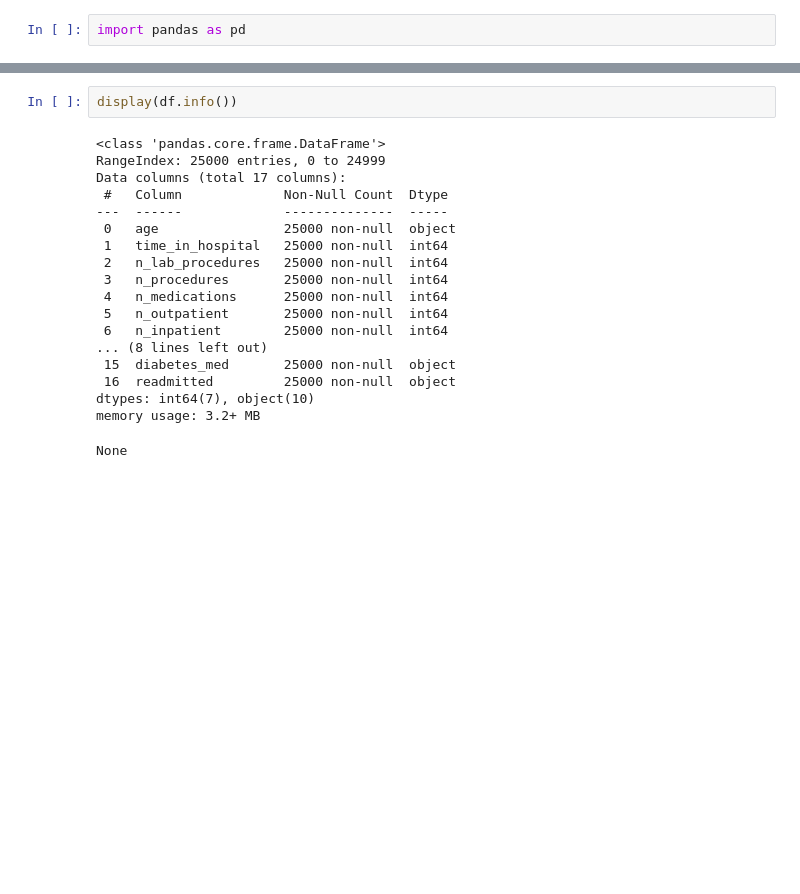
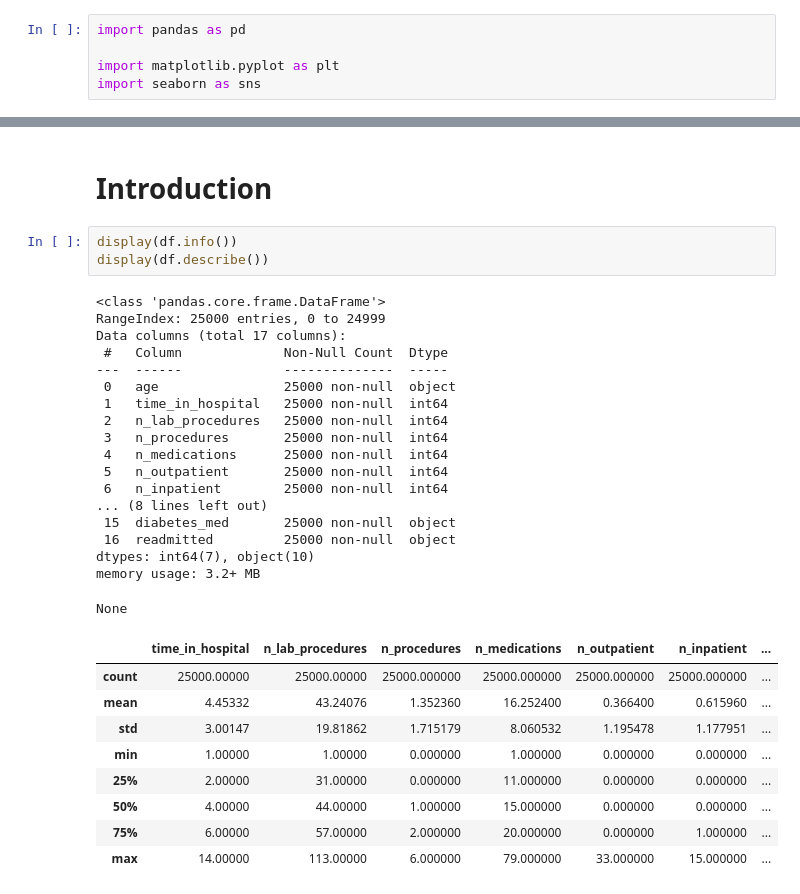
Before and after one commit to purple-papaya/hospital_readmissions, a Jupyter notebook: eda.ipynb, the cells around one changed output, grey strips where cells are left out. Saved outputs shown, nothing was run; the diff lists cells and outputs as text; blank space fills up the shorter version.

```diff
--- a/eda.ipynb
+++ b/eda.ipynb
@@ -1,5 +1,8 @@
 # %%
 import pandas as pd
+
+import matplotlib.pyplot as plt
+import seaborn as sns
 # %%
 df = pd.read_csv('hospital_readmissions.csv')
 df.head()
@@ -10,24 +13,36 @@ df.head()
 | 2 | [50-60) | 5 | 45 | 0 | 18 | 0 | 0 | ... |
 | 3 | [70-80) | 2 | 36 | 0 | 12 | 1 | 0 | ... |
 | 4 | [60-70) | 1 | 42 | 0 | 7 | 0 | 0 | ... |
+# %% [markdown]
+# Introduction
 # %%
 display(df.info())
+display(df.describe())
 # %% [output]
 <class 'pandas.core.frame.DataFrame'>
 RangeIndex: 25000 entries, 0 to 24999
 Data columns (total 17 columns):
  #   Column             Non-Null Count  Dtype
 ---  ------             --------------  -----
  0   age                25000 non-null  object
  1   time_in_hospital   25000 non-null  int64
  2   n_lab_procedures   25000 non-null  int64
  3   n_procedures       25000 non-null  int64
  4   n_medications      25000 non-null  int64
  5   n_outpatient       25000 non-null  int64
  6   n_inpatient        25000 non-null  int64
 ... (8 lines left out)
  15  diabetes_med       25000 non-null  object
  16  readmitted         25000 non-null  object
 dtypes: int64(7), object(10)
 memory usage: 3.2+ MB
 None
+|  | time_in_hospital | n_lab_procedures | n_procedures | n_medications | n_outpatient | n_inpatient | ... |
+| count | 25000.00000 | 25000.00000 | 25000.000000 | 25000.000000 | 25000.000000 | 25000.000000 | ... |
+| mean | 4.45332 | 43.24076 | 1.352360 | 16.252400 | 0.366400 | 0.615960 | ... |
+| std | 3.00147 | 19.81862 | 1.715179 | 8.060532 | 1.195478 | 1.177951 | ... |
+| min | 1.00000 | 1.00000 | 0.000000 | 1.000000 | 0.000000 | 0.000000 | ... |
+| 25% | 2.00000 | 31.00000 | 0.000000 | 11.000000 | 0.000000 | 0.000000 | ... |
+| 50% | 4.00000 | 44.00000 | 1.000000 | 15.000000 | 0.000000 | 0.000000 | ... |
+| 75% | 6.00000 | 57.00000 | 2.000000 | 20.000000 | 0.000000 | 1.000000 | ... |
+| max | 14.00000 | 113.00000 | 6.000000 | 79.000000 | 33.000000 | 15.000000 | ... |
```
Also changed, not shown: parts of 8 cells of this notebook.
